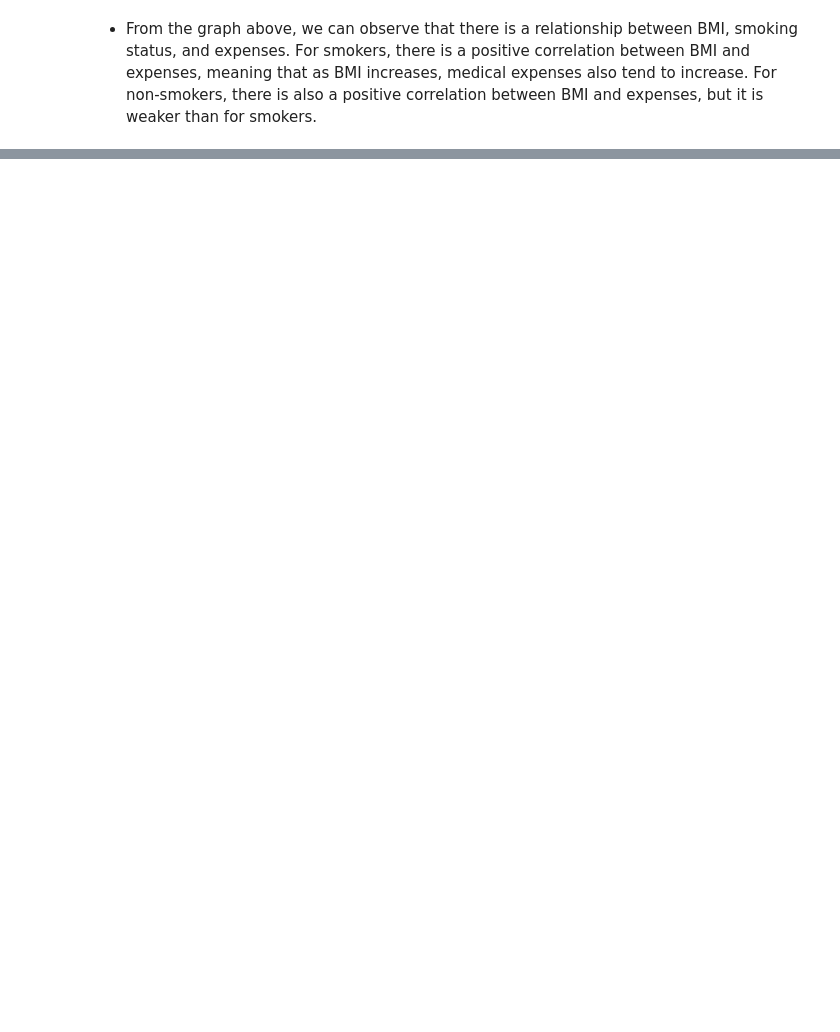
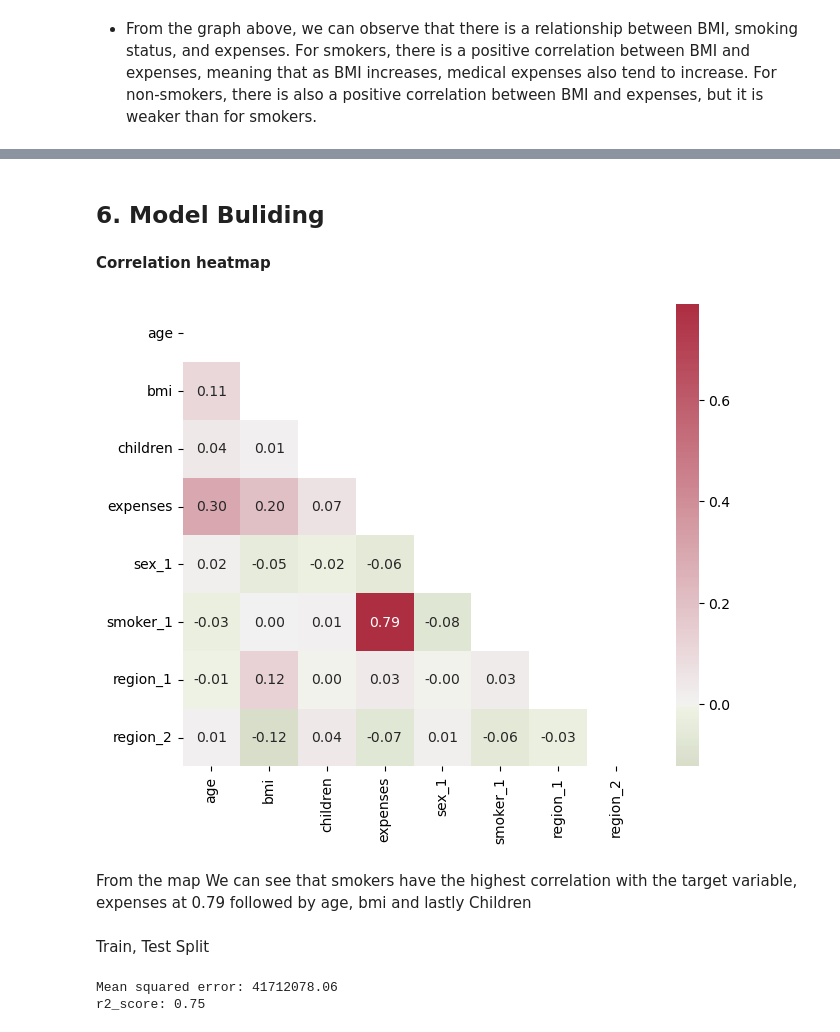
Before and after one commit to George-Mbugua/Predicting-Insurance-Premiums-A-Multiple-Linear-Regression-Model, a Jupyter notebook: Untitled-1.ipynb, the cells around one changed output, grey strips where cells are left out. Saved outputs shown, nothing was run; the diff lists cells and outputs as text; code cells hidden in the pictures; blank space fills up the shorter version.

Commit message:
Model building

```diff
--- a/Untitled-1.ipynb
+++ b/Untitled-1.ipynb
@@ -417,0 +424,3 @@ plt.show()
+# %%
+# Droping the age_group and bmi_group columns
+insurance_data = insurance_data.drop(['age_group', 'bmi_group'], axis=1)
@@ -417,0 +429,11 @@ plt.show()
+# %%
+# Creating a copy of the dataframe
+insurance_data2 = insurance_data.copy()
+
+encoder = BinaryEncoder(cols = ['sex','smoker','region'])
+newdata = encoder.fit_transform(insurance_data2[['sex','smoker','region']])
+insurance_data2 = pd.concat([insurance_data2,newdata], axis=1)
+# %%
+# Dropping extra columns from the encoded variables
+insurance_data2 = insurance_data2.drop(['sex','smoker','region','sex_0','smoker_0','region_0'], axis=1)
+insurance_data2.head(5)
@@ -417,0 +447,26 @@ plt.show()
+# %% [markdown]
+## 6. Model Buliding
+# %% [markdown]
+**Correlation heatmap**
+# %%
+# Triangular correlation heatmap to check which predictors have the highest correlation with the target
+# Create a mask
+corr = insurance_data2.corr()
+
+mask = np.triu(np.ones_like(corr, dtype=bool))
+
+# Create a custom divergin palette
+cmap = sns.diverging_palette(100, 7, s=75, l=40,
+                            n=5, center="light", as_cmap=True)
+
+plt.figure(figsize=(8,6))
+sns.heatmap(corr, mask=mask, center=0, annot=True,
+            fmt='.2f', square=True, cmap=cmap)
+
+plt.show();
+# %% [output]
+[figure, added]
+# %% [markdown]
+From the map We can see that smokers have the highest correlation with the target variable, expenses at 0.79 followed by age, bmi and lastly Children
+# %% [markdown]
+Train, Test Split
@@ -417,0 +478,13 @@ plt.show()
+# %%
+# Fitting a multiple linear regression model to the training data
+reg = LinearRegression()
+reg.fit(X_train, y_train)
+
+# Making predictions on the testing data
+y_pred = reg.predict(X_test)
+
+print('Mean squared error: %.2f' % mean_squared_error(y_test, y_pred))
+print('r2_score: %.2f' % r2_score(y_test, y_pred))
+# %% [output]
+Mean squared error: 41712078.06
+r2_score: 0.75
```
Also changed, not shown: parts of 26 cells of this notebook.
